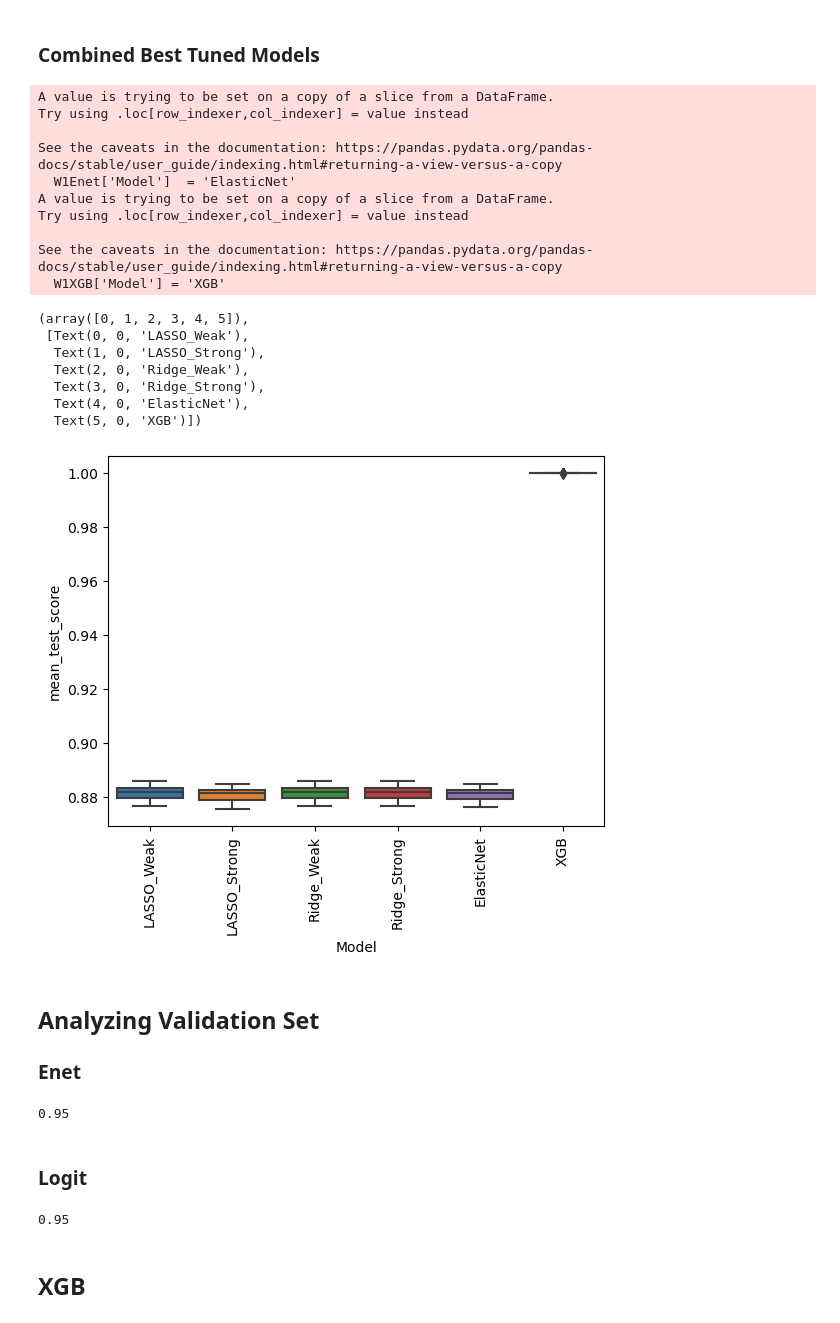
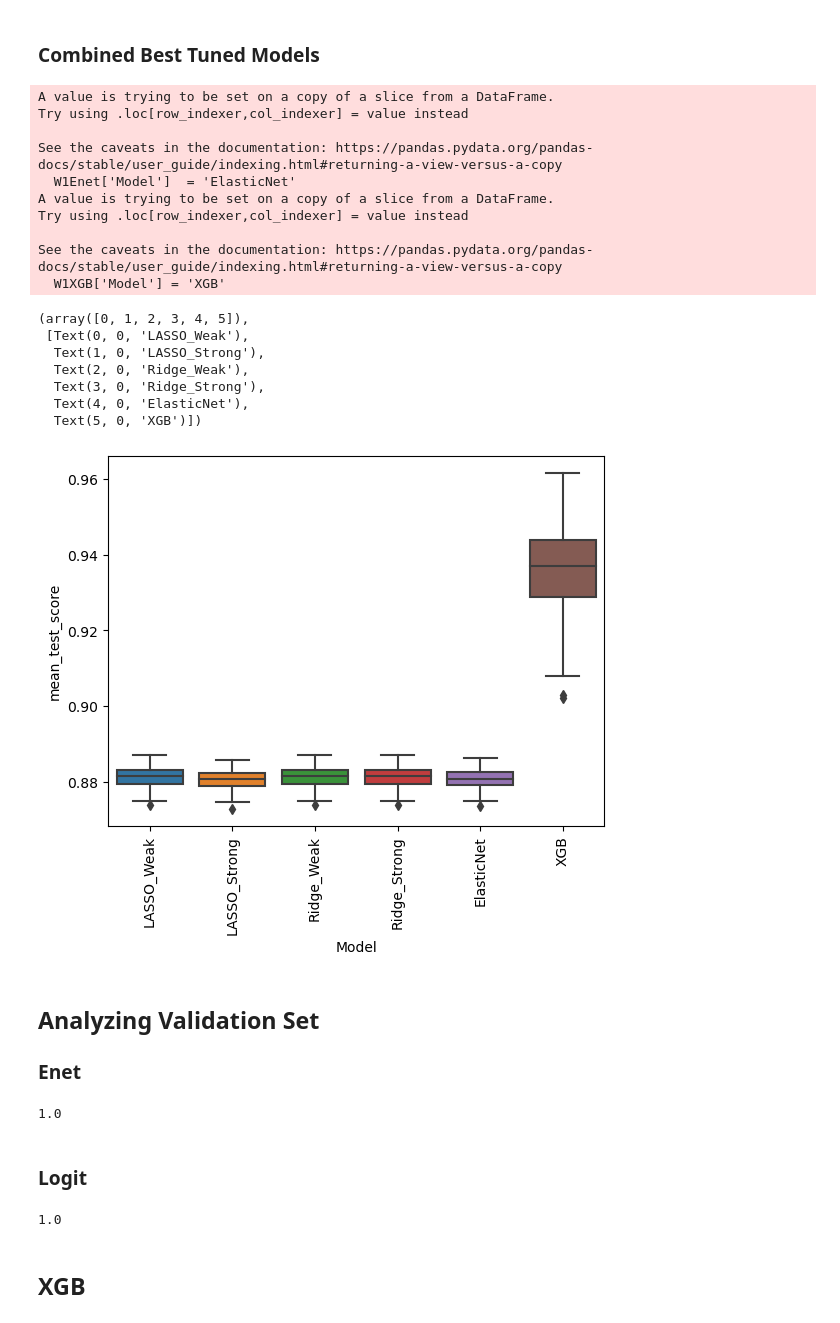
Before and after one commit to PaulDanPhillips/BurkPx, a Jupyter notebook: data/RAW/OverSampling_Week1Models.ipynb, the cells around one changed output. Drawn from its saved outputs; the diff is of its cells as text; code cells hidden in the pictures.

Commit message:
OverSampling and Modeling Week1

```diff
--- a/data/RAW/OverSampling_Week1Models.ipynb
+++ b/data/RAW/OverSampling_Week1Models.ipynb
@@ -194,6 +196,10 @@ plt.xticks(rotation=90)
 # %% [markdown]
 ### Combined Best Tuned Models
 # %%
+os.chdir(parentdir)
+os.chdir('OverSampled')
+os.chdir('Results')
+
 LR = pd.read_csv('W1_EnetBurkPx_GridSearch.txt', sep='\t', index_col=0)
 W1Enet = LR.loc[LR['params'] =="{'C': 0.0021544346900318843, 'l1_ratio': 0.3666666666666667}"]
 W1Enet['Model']  = 'ElasticNet'
@@ -212,35 +218,35 @@ W1RIDGEstrong=LR.loc[LR['params']== "{'C': 0.004641588833612777, 'penalty': 'l2'
 W1RIDGEstrong['Model'] = 'Ridge_Strong'
 
 
 LR = pd.read_csv('W1_XGBBurkPx_GridSearch.txt', sep='\t', index_col=0)
-W1XGB = LR.loc[LR['params']=="{'learning_rate': 1e-05, 'max_depth': 25, 'n_estimators': 25, 'subsample': 0.6}"]
+W1XGB = LR.loc[LR['params']=="{'colsample_bytree': 0.05, 'learning_rate': 0.001, 'max_depth': 3, 'n_estimators': 25, 'subsample': 0.2}"]
 W1XGB['Model'] = 'XGB'
 BEST = pd.concat([W1LASSOWeak, W1LASSOstrong, W1RIDGEWeak, W1RIDGEstrong, W1Enet, W1XGB])
 
 BEST['params2'] = BEST['params'].astype(str)
 fig, ax = plt.subplots()
 sns.boxplot(data=BEST, y= 'mean_test_score', x='Model', ax=ax)
 
 plt.xticks(rotation=90)
 # %% [output]
 A value is trying to be set on a copy of a slice from a DataFrame.
 Try using .loc[row_indexer,col_indexer] = value instead
 
 See the caveats in the documentation: https://pandas.pydata.org/pandas-docs/stable/user_guide/indexing.html#returning-a-view-versus-a-copy
   W1Enet['Model']  = 'ElasticNet'
 A value is trying to be set on a copy of a slice from a DataFrame.
 Try using .loc[row_indexer,col_indexer] = value instead
 
 See the caveats in the documentation: https://pandas.pydata.org/pandas-docs/stable/user_guide/indexing.html#returning-a-view-versus-a-copy
   W1XGB['Model'] = 'XGB'
 (array([0, 1, 2, 3, 4, 5]),
  [Text(0, 0, 'LASSO_Weak'),
   Text(1, 0, 'LASSO_Strong'),
   Text(2, 0, 'Ridge_Weak'),
   Text(3, 0, 'Ridge_Strong'),
   Text(4, 0, 'ElasticNet'),
   Text(5, 0, 'XGB')])
-[figure, old version]
+[figure, new version]
 # %% [markdown]
 ## Analyzing Validation Set
 ### Enet
@@ -257,12 +263,17 @@ yVAL.replace('Negative', 0, inplace=True)
 
 XVAL = Week1.iloc[:,4:].copy()
 XVAL = pd.get_dummies(XVAL)
-enet = LogisticRegression(penalty = 'elasticnet', C=0.0021544346900318843, l1_ratio=0.3666666666666667, solver = 'saga', max_iter=int(1e6)).fit(XVAL, yVAL)
+
+ros = RandomUnderSampler(random_state=0)
+Xunder, Yunder = ros.fit_resample(XVAL, yVAL)
+
+
+enet = LogisticRegression(penalty = 'elasticnet', C=0.0021544346900318843, l1_ratio=0.3666666666666667, solver = 'saga', max_iter=int(1e6)).fit(Xunder, Yunder)
 # roc_auc_score(y, clf.predict_proba(X)[:, 1])
-roc_auc_score(yVAL, enet.predict_proba(XVAL)[:, 1])
+roc_auc_score(Yunder, enet.predict_proba(Xunder)[:, 1])
 # roc_auc_score(yVAL, enet.decision_function(XVAL))
 # %% [output]
-0.95
+1.0
 # %% [markdown]
 ### Logit
 # %%
@@ -275,12 +286,15 @@ yVAL = Week1.Status.copy()
 yVAL.replace('Melioid', 1, inplace=True)
 yVAL.replace('Negative', 0, inplace=True)
 
+ros = RandomUnderSampler(random_state=0)
+Xunder, Yunder = ros.fit_resample(XVAL, yVAL)
+
 XVAL = Week1.iloc[:,4:].copy()
 XVAL = pd.get_dummies(XVAL)
-LR = LogisticRegression(penalty = 'l1', C=0.004641588833612777, solver = 'saga', max_iter=int(1e6)).fit(XVAL,yVAL)
-roc_auc_score(yVAL, LR.predict_proba(XVAL)[:, 1])
+LR = LogisticRegression(penalty = 'l1', C=0.004641588833612777, solver = 'saga', max_iter=int(1e6)).fit(Xunder,Yunder)
+roc_auc_score(Yunder, LR.predict_proba(Xunder)[:, 1])
 # %% [output]
-0.95
+1.0
 # %% [markdown]
 ## XGB
 # %%
```
Also changed, not shown: parts of 8 cells of this notebook, 3 other files.
